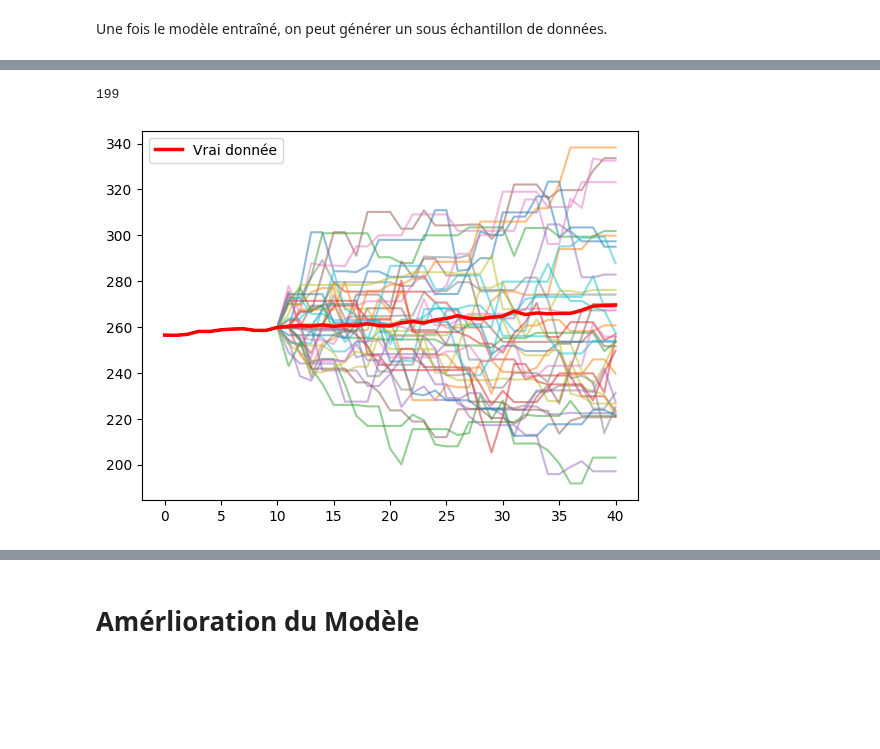
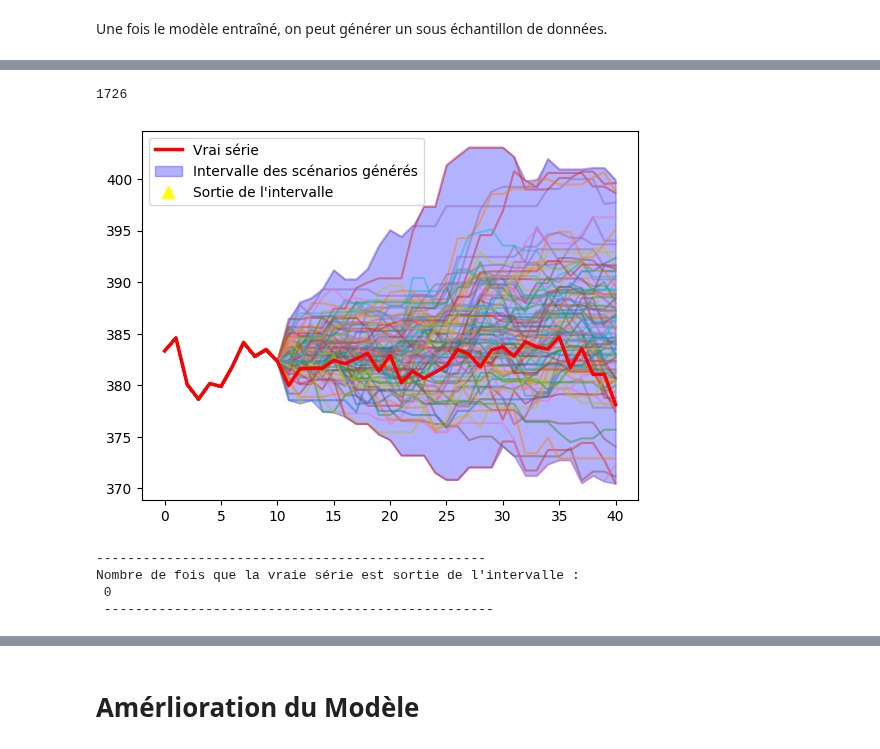
Before and after one commit to QMoayedpour/statapp-hsbc, a Jupyter notebook: gan_cnn.ipynb, the cells around one changed output, grey strips where cells are left out. Cells and saved outputs as stored; diff of their text form; code cells hidden in the pictures; blank space fills up the shorter version.

```diff
--- a/gan_cnn.ipynb
+++ b/gan_cnn.ipynb
@@ -58,7 +59,7 @@ D_opt = optim.RMSprop(discriminator.parameters(), lr=lr_b)
 D_scheduler = optim.lr_scheduler.CyclicLR(D_opt, base_lr = lr_a, max_lr= 8e-5, step_size_up=100, step_size_down=900, mode ='triangular')
 G_scheduler = optim.lr_scheduler.CyclicLR(G_opt, base_lr = lr_b, max_lr= 6e-5, step_size_up=100, step_size_down=900, mode ='triangular')
 
-epochs = 50
+epochs = 100
 batch_size = 128*2
 use_cuda = torch.cuda.is_available()
 scorepath = './model'
@@ -93,2 +89,0 @@ show_examples(train.real_lines, train.fake_lines, size=4)
-# %%
-train.G.load_state_dict(torch.load("./model/gen_epoch30.pt"))
@@ -99,20 +89,0 @@ train.load
-# %%
-def generate_fake_scenario(input_, true_input, train, amplifier = 1, num = 5):
-    for i in range(num):
-        conditional = train.conditional
-        noise = torch.randn((1, 1, train.latent_dim))*amplifier
-        #noise = test
-        real_samples = torch.from_numpy(input_[:conditional])
-        noise[0][0][:conditional] = real_samples[:conditional]
-        noise = noise.cuda()
-        v = train.G(noise)/5
-        v[0][0][:conditional] = real_samples[:conditional]
-        croissance = np.array(v.float().cpu().detach()[0][0])
-        fake_line = np.array([true_input[0]] + [true_input[0] * np.prod(1 + croissance[:i+1]) for i in range(40)])
-        plt.plot(fake_line, alpha = 0.5)
-    plt.plot(true_input[:len(fake_line)], label=f'Vrai donnée', linewidth=2.5, color="red")
-    plt.legend()
-    plt.show()
-start = 2000
-
-generate_fake_scenario(y[start:],true_y[start:],train, amplifier = 1,num =10)
@@ -121,8 +155,11 @@ generate_fake_scenario(y[start:],true_y[start:],train, amplifier = 1,num =10)
 # %%
-import random
-start = random.randint(0, 1000)
+start = random.randint(0, 2000)
 print(start)
-generate_fake_scenario(y[start:],true_y[start:],train, amplifier = 1,num = 40)
+generate_fake_scenario(y[start:],true_y[start:],train, amplifier = 1,num = 100,reducer=5)
 # %% [output]
-199
+1726
-[figure, old version]
+[figure, new version]
+--------------------------------------------------
+Nombre de fois que la vraie série est sortie de l'intervalle :
+ 0
+ --------------------------------------------------
```
Also changed, not shown: parts of 34 cells of this notebook, 5 other files.
